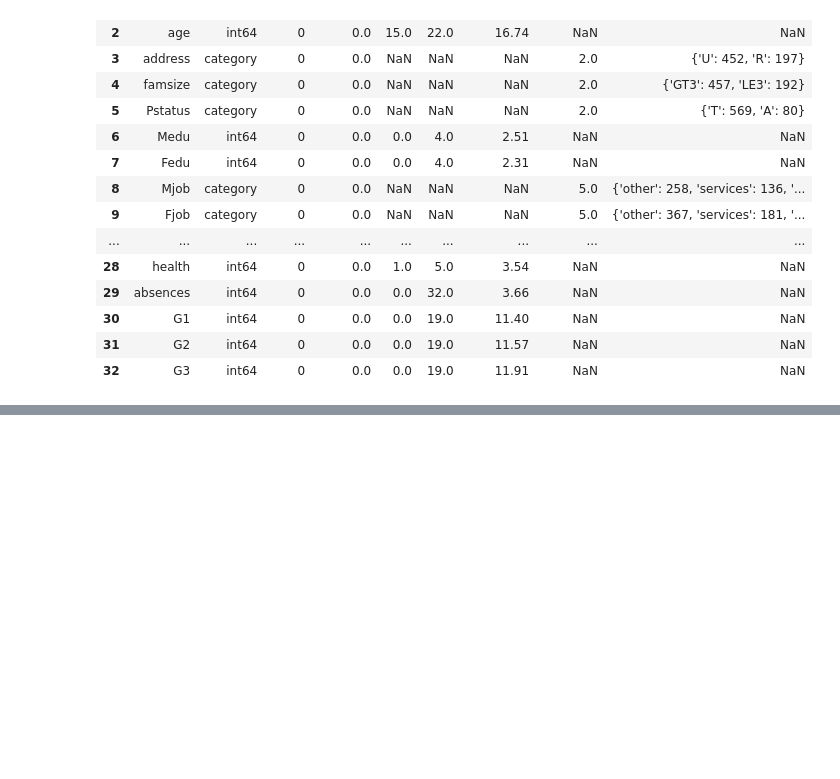
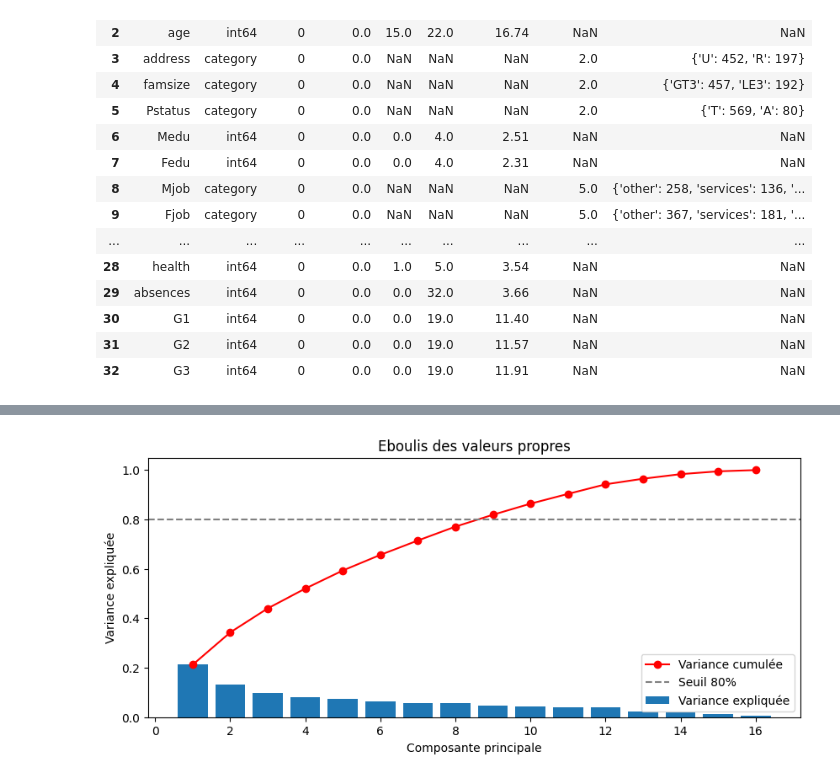
Before and after one commit to ArthurMAUGEEutc/sy09, a Jupyter notebook: analyse.ipynb, the cells around one changed output, grey strips where cells are left out. Saved outputs shown, nothing was run; the diff lists cells and outputs as text; code cells hidden in the pictures; blank space fills up the shorter version.

```diff
--- a/analyse.ipynb
+++ b/analyse.ipynb
@@ -304,0 +416,91 @@ Colonne : sex
+# %%
+# ---- 1. Séparation numériques / catégorielles ----
+num_cols = ['age', 'Medu', 'Fedu', 'traveltime', 'studytime', 'failures',
+            'famrel', 'freetime', 'goout', 'Dalc', 'Walc', 'health',
+            'absences', 'G1', 'G2', 'G3']
+
+cat_cols = ['school', 'sex', 'address', 'famsize', 'Pstatus',
+            'Mjob', 'Fjob', 'reason', 'guardian']
+
+bool_cols = ['schoolsup', 'famsup', 'paid', 'activities', 'nursery',
+             'higher', 'internet', 'romantic']
+
+# ---- 2. Encodage one-hot des catégorielles ----
+encoder = OneHotEncoder(sparse_output=False, drop='first')
+cat_encoded = encoder.fit_transform(student_mat[cat_cols])
+cat_encoded_df = pd.DataFrame(
+    cat_encoded,
+    columns=encoder.get_feature_names_out(cat_cols)
+)
+
+# Booléens en int (True/False -> 1/0)
+bool_df = student_mat[bool_cols].astype(int)
+
+# ---- 3. Assemblage du DataFrame final ----
+df_acp = pd.concat([
+    student_mat[num_cols].reset_index(drop=True),
+], axis=1)
+
+# ---- 4. Centrage-réduction ----
+scaler = StandardScaler()
+X_scaled = scaler.fit_transform(df_acp)
+
+# ---- 5. ACP ----
+pca = PCA()
+pca.fit(X_scaled)
+
+# ---- 6. Variance expliquée ----
+explained = pca.explained_variance_ratio_
+cumulative = np.cumsum(explained)
+
+plt.figure(figsize=(10, 4))
+plt.bar(range(1, len(explained)+1), explained, label='Variance expliquée')
+plt.plot(range(1, len(explained)+1), cumulative, color='red',
+         marker='o', label='Variance cumulée')
+plt.axhline(y=0.8, color='gray', linestyle='--', label='Seuil 80%')
+plt.xlabel('Composante principale')
+plt.ylabel('Variance expliquée')
+plt.title('Eboulis des valeurs propres')
+plt.legend()
+plt.show()
+
+print("Variance cumulée par composante :")
+for i, v in enumerate(cumulative):
+    print(f"  CP{i+1} : {v:.2%}")
+    if v >= 0.80:
+        print(f"  => {i+1}/{len(num_cols)} composantes suffisent pour 80% de variance")
+        break
+
+# ---- 7. Cercle des corrélations ----
+pca_2 = PCA(n_components=2)
+X_pca = pca_2.fit_transform(X_scaled)
+
+# Corrélations variables/composantes
+correlations = pca_2.components_.T * np.sqrt(pca_2.explained_variance_)
+
+fig, ax = plt.subplots(figsize=(10, 10))
+
+# Flèches
+for i, var in enumerate(df_acp.columns):
+    ax.annotate("", xy=(correlations[i, 0], correlations[i, 1]),
+                xytext=(0, 0),
+                arrowprops=dict(arrowstyle="->", color="steelblue"))
+    ax.text(correlations[i, 0] * 1.1, correlations[i, 1] * 1.1,
+            var, fontsize=8, ha='center')
+
+# Cercle
+cercle = plt.Circle((0, 0), 1, color='gray', fill=False, linestyle='--')
+ax.add_patch(cercle)
+
+ax.axhline(0, color='gray', linewidth=0.5)
+ax.axvline(0, color='gray', linewidth=0.5)
+ax.set_xlim(-1.2, 1.2)
+ax.set_ylim(-1.2, 1.2)
+ax.set_xlabel(f'CP1 ({pca_2.explained_variance_ratio_[0]:.1%})')
+ax.set_ylabel(f'CP2 ({pca_2.explained_variance_ratio_[1]:.1%})')
+ax.set_title('Cercle des corrélations')
+ax.set_aspect('equal')
+plt.tight_layout()
+plt.show()
+# %% [output]
+[figure, added]
```
Also changed, not shown: parts of 14 cells of this notebook, 5 other files.
